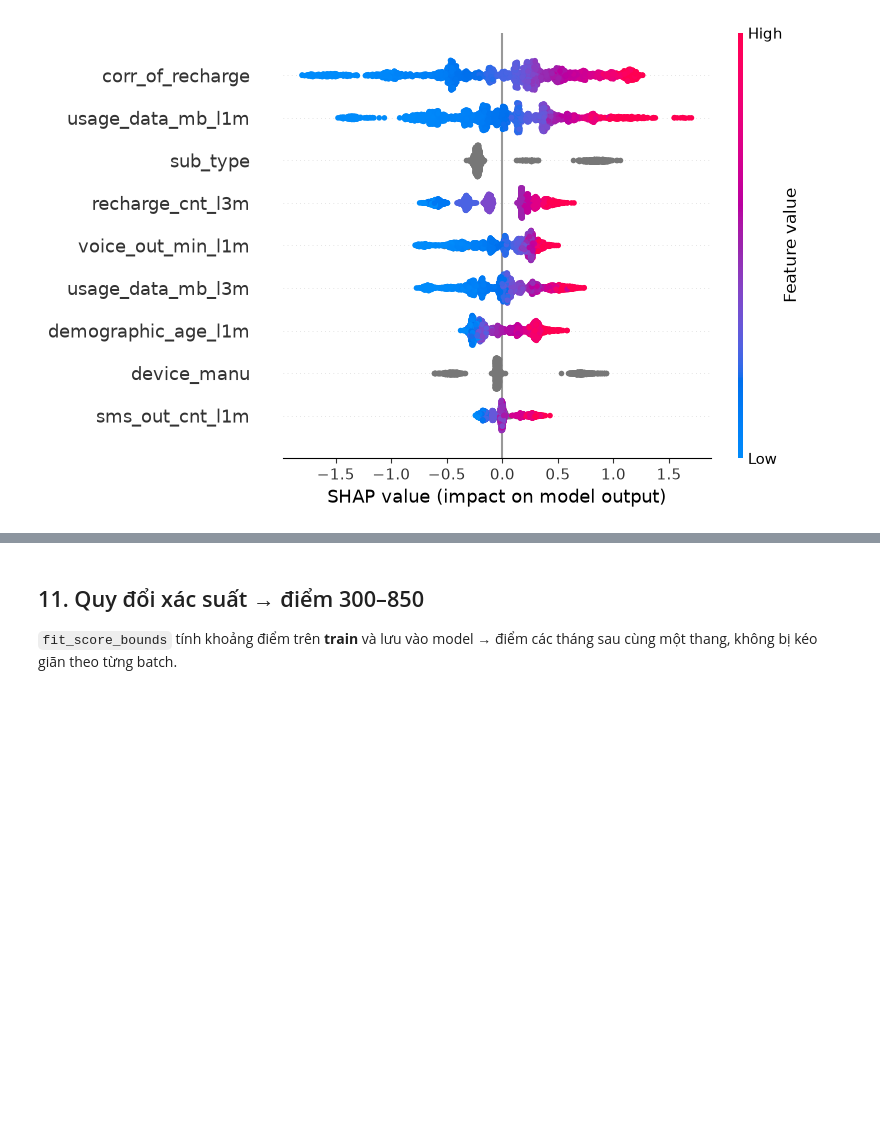
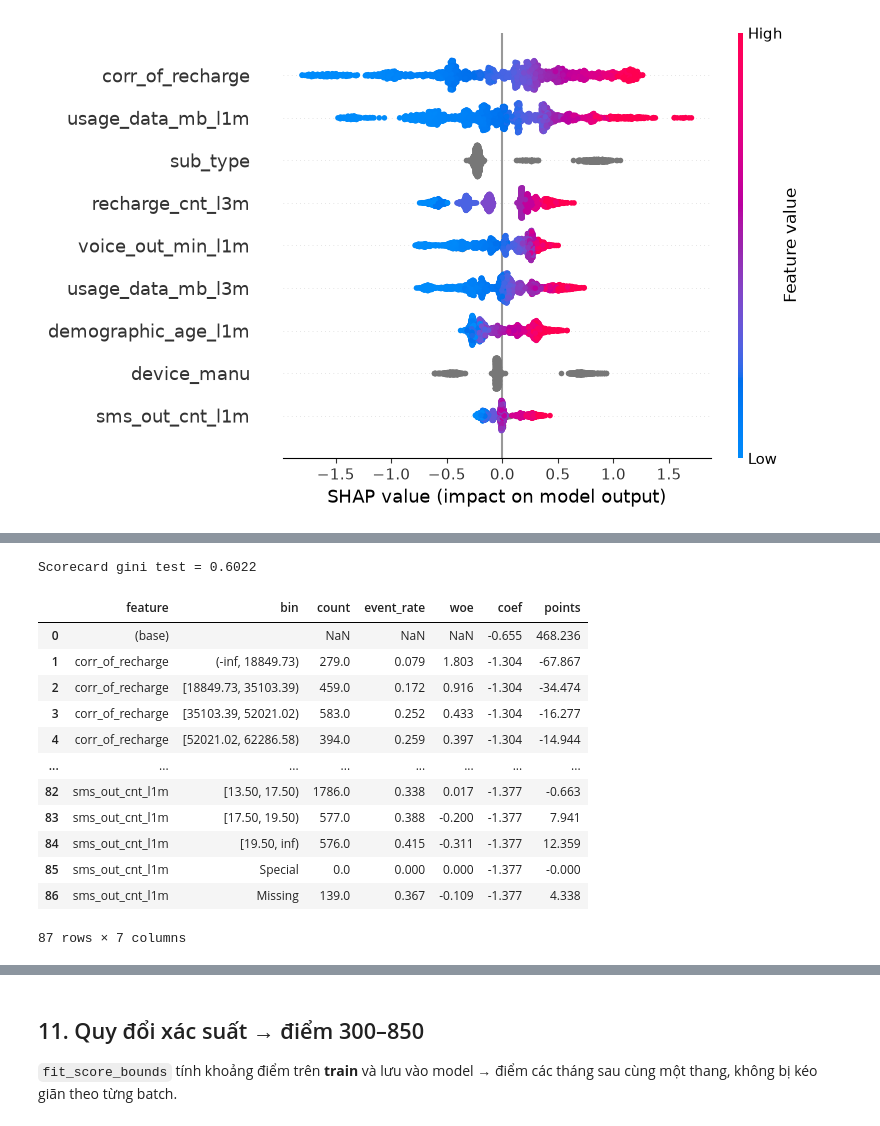
Before and after one commit to huyphan5677/train_model_standard, a Jupyter notebook: notebooks/01_train.ipynb, the cells around one changed output, grey strips where cells are left out. Saved outputs shown, nothing was run; the diff lists cells and outputs as text; code cells hidden in the pictures; blank space fills up the shorter version.

```diff
--- a/notebooks/01_train.ipynb
+++ b/notebooks/01_train.ipynb
@@ -334,0 +431,26 @@ plot_shap_summary(model, X_test.sample(min(2000, len(X_test)), random_state=0),
+# %%
+import numpy as np
+
+from train_model.evaluation import auc_gini, compare_models
+from train_model.modeling import LogisticScorecard
+
+card = LogisticScorecard(features=final_features, cat_cols=cat_final, target_label=cfg.scoring["target_label"])
+card.fit(train, train[TARGET])
+proba_card = card.predict_proba(test)[:, 1]
+print(f"Scorecard gini test = {auc_gini(test[TARGET], proba_card)['gini']:.4f}")
+display(card.points_table().round(3))
+# %% [output]
+Scorecard gini test = 0.6022
+|  | feature | bin | count | event_rate | woe | coef | points |
+| 0 | (base) |  | NaN | NaN | NaN | -0.655 | 468.236 |
+| 1 | corr_of_recharge | (-inf, 18849.73) | 279.0 | 0.079 | 1.803 | -1.304 | -67.867 |
+| 2 | corr_of_recharge | [18849.73, 35103.39) | 459.0 | 0.172 | 0.916 | -1.304 | -34.474 |
+| 3 | corr_of_recharge | [35103.39, 52021.02) | 583.0 | 0.252 | 0.433 | -1.304 | -16.277 |
+| 4 | corr_of_recharge | [52021.02, 62286.58) | 394.0 | 0.259 | 0.397 | -1.304 | -14.944 |
+| ... | ... | ... | ... | ... | ... | ... | ... |
+| 82 | sms_out_cnt_l1m | [13.50, 17.50) | 1786.0 | 0.338 | 0.017 | -1.377 | -0.663 |
+| 83 | sms_out_cnt_l1m | [17.50, 19.50) | 577.0 | 0.388 | -0.200 | -1.377 | 7.941 |
+| 84 | sms_out_cnt_l1m | [19.50, inf) | 576.0 | 0.415 | -0.311 | -1.377 | 12.359 |
+| 85 | sms_out_cnt_l1m | Special | 0.0 | 0.000 | 0.000 | -1.377 | -0.000 |
+| 86 | sms_out_cnt_l1m | Missing | 139.0 | 0.367 | -0.109 | -1.377 | 4.338 |
+87 rows × 7 columns
```
Also changed, not shown: parts of 10 cells of this notebook, 1 other file.
